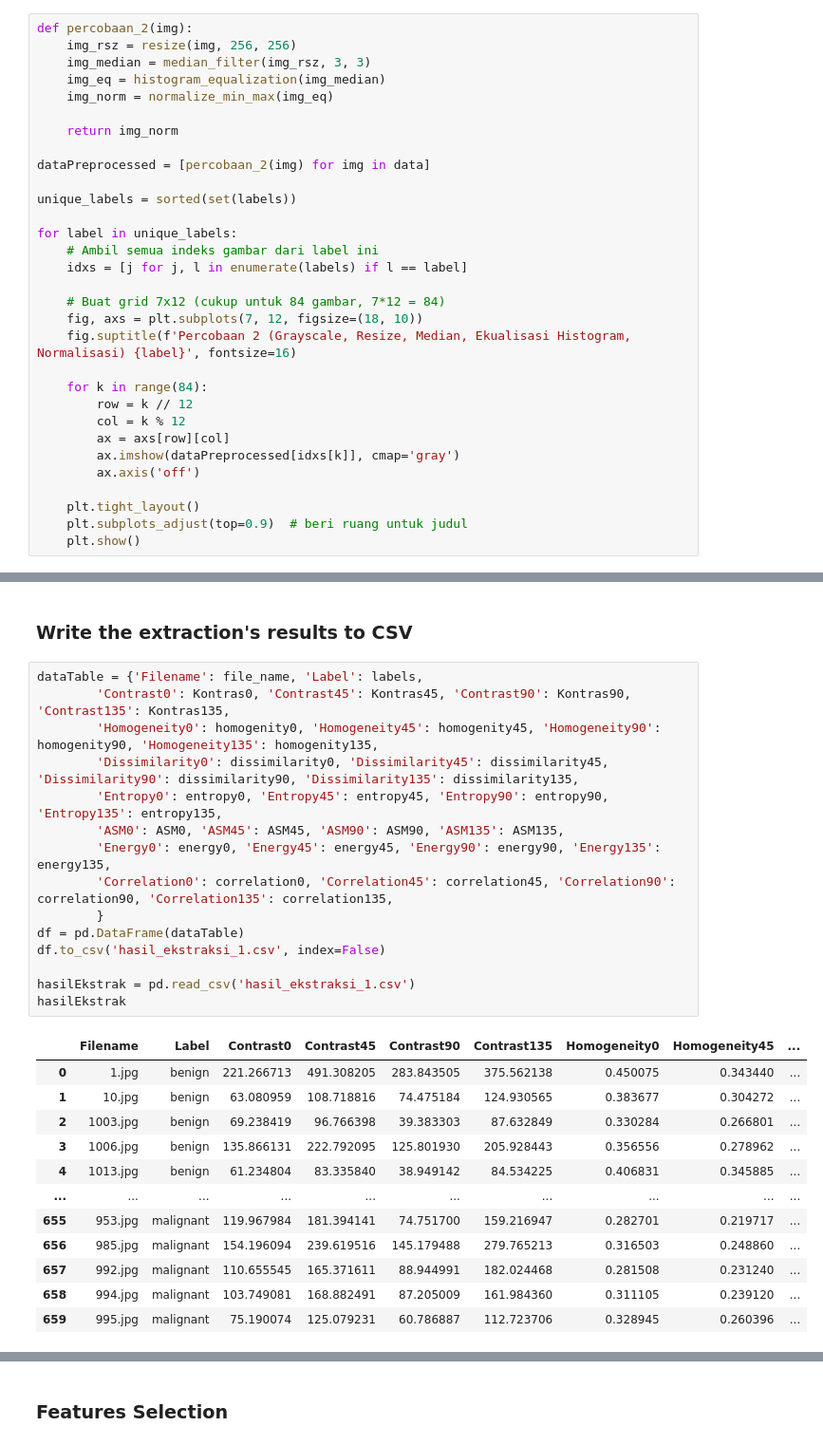
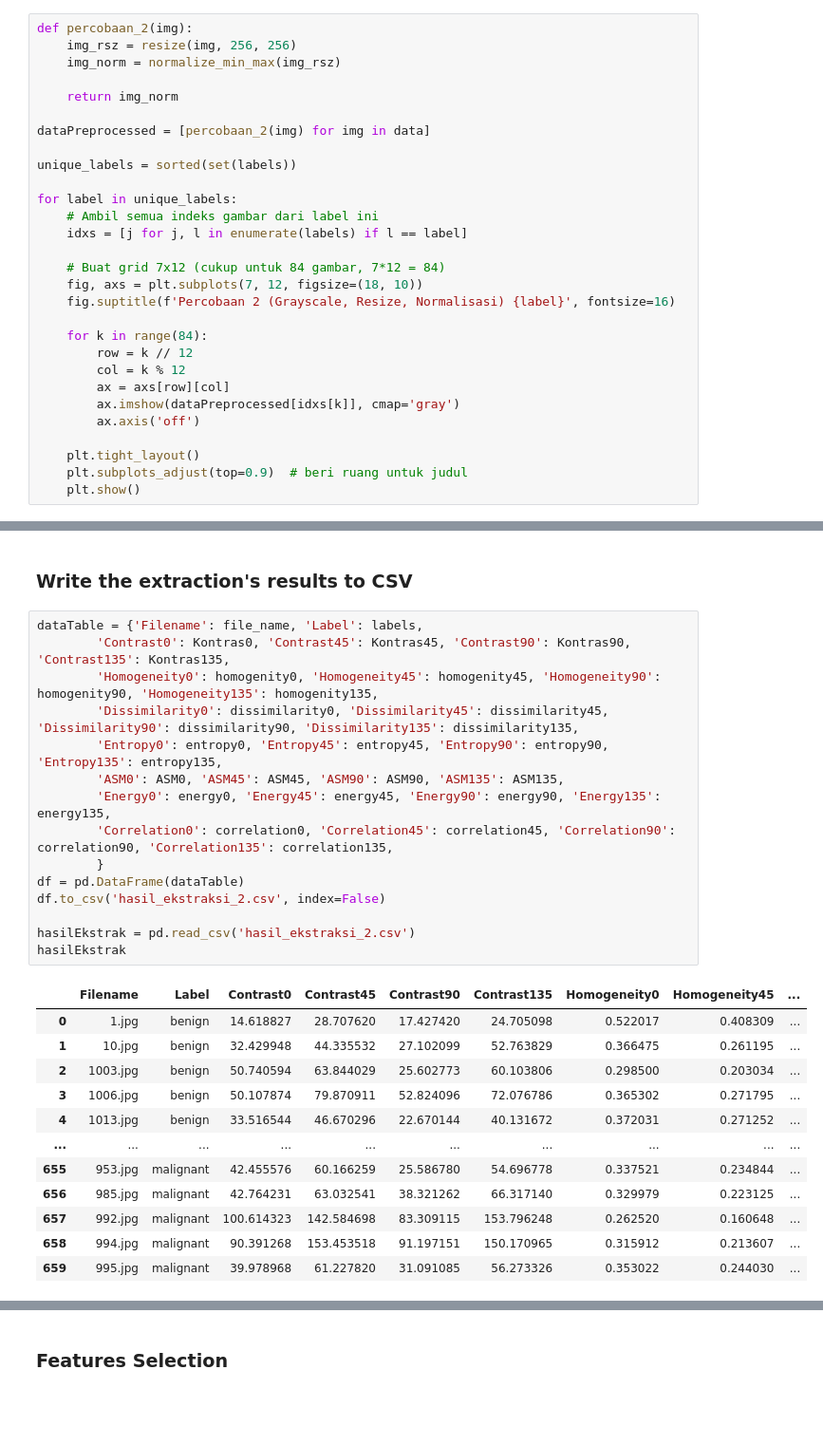
Before and after one commit to F1D02310118/Project-PCD-Klasifikasi-Kanker-Kulit-Jinak-dan-Ganas, a Jupyter notebook: Percobaan_2.ipynb, the cells around one changed output, grey strips where cells are left out. Shown at 95% size. Drawn from its saved outputs; the diff is of its cells as text; blank space fills up the shorter version.

```diff
--- a/Percobaan_2.ipynb
+++ b/Percobaan_2.ipynb
@@ -107,9 +79,7 @@ def normalize_min_max(image):
 # %%
 def percobaan_2(img):
     img_rsz = resize(img, 256, 256)
-    img_median = median_filter(img_rsz, 3, 3)
-    img_eq = histogram_equalization(img_median)
-    img_norm = normalize_min_max(img_eq)
+    img_norm = normalize_min_max(img_rsz)
 
     return img_norm
 
@@ -123,7 +93,7 @@ for label in unique_labels:
 
     # Buat grid 7x12 (cukup untuk 84 gambar, 7*12 = 84)
     fig, axs = plt.subplots(7, 12, figsize=(18, 10))
-    fig.suptitle(f'Percobaan 2 (Grayscale, Resize, Median, Ekualisasi Histogram, Normalisasi) {label}', fontsize=16)
+    fig.suptitle(f'Percobaan 2 (Grayscale, Resize, Normalisasi) {label}', fontsize=16)
 
     for k in range(84):
         row = k // 12
@@ -274,31 +244,31 @@ for i in range(len(data)):
 # %%
 dataTable = {'Filename': file_name, 'Label': labels,
         'Contrast0': Kontras0, 'Contrast45': Kontras45, 'Contrast90': Kontras90, 'Contrast135': Kontras135,
         'Homogeneity0': homogenity0, 'Homogeneity45': homogenity45, 'Homogeneity90': homogenity90, 'Homogeneity135': homogenity135,
         'Dissimilarity0': dissimilarity0, 'Dissimilarity45': dissimilarity45, 'Dissimilarity90': dissimilarity90, 'Dissimilarity135': dissimilarity135,
         'Entropy0': entropy0, 'Entropy45': entropy45, 'Entropy90': entropy90, 'Entropy135': entropy135,
         'ASM0': ASM0, 'ASM45': ASM45, 'ASM90': ASM90, 'ASM135': ASM135,
         'Energy0': energy0, 'Energy45': energy45, 'Energy90': energy90, 'Energy135': energy135,
         'Correlation0': correlation0, 'Correlation45': correlation45, 'Correlation90': correlation90, 'Correlation135': correlation135,
         }
 df = pd.DataFrame(dataTable)
-df.to_csv('hasil_ekstraksi_1.csv', index=False)
+df.to_csv('hasil_ekstraksi_2.csv', index=False)
 
-hasilEkstrak = pd.read_csv('hasil_ekstraksi_1.csv')
+hasilEkstrak = pd.read_csv('hasil_ekstraksi_2.csv')
 hasilEkstrak
 # %% [output]
 |  | Filename | Label | Contrast0 | Contrast45 | Contrast90 | Contrast135 | Homogeneity0 | Homogeneity45 | ... |
-| 0 | 1.jpg | benign | 221.266713 | 491.308205 | 283.843505 | 375.562138 | 0.450075 | 0.343440 | ... |
-| 1 | 10.jpg | benign | 63.080959 | 108.718816 | 74.475184 | 124.930565 | 0.383677 | 0.304272 | ... |
-| 2 | 1003.jpg | benign | 69.238419 | 96.766398 | 39.383303 | 87.632849 | 0.330284 | 0.266801 | ... |
-| 3 | 1006.jpg | benign | 135.866131 | 222.792095 | 125.801930 | 205.928443 | 0.356556 | 0.278962 | ... |
-| 4 | 1013.jpg | benign | 61.234804 | 83.335840 | 38.949142 | 84.534225 | 0.406831 | 0.345885 | ... |
+| 0 | 1.jpg | benign | 14.618827 | 28.707620 | 17.427420 | 24.705098 | 0.522017 | 0.408309 | ... |
+| 1 | 10.jpg | benign | 32.429948 | 44.335532 | 27.102099 | 52.763829 | 0.366475 | 0.261195 | ... |
+| 2 | 1003.jpg | benign | 50.740594 | 63.844029 | 25.602773 | 60.103806 | 0.298500 | 0.203034 | ... |
+| 3 | 1006.jpg | benign | 50.107874 | 79.870911 | 52.824096 | 72.076786 | 0.365302 | 0.271795 | ... |
+| 4 | 1013.jpg | benign | 33.516544 | 46.670296 | 22.670144 | 40.131672 | 0.372031 | 0.271252 | ... |
 | ... | ... | ... | ... | ... | ... | ... | ... | ... | ... |
-| 655 | 953.jpg | malignant | 119.967984 | 181.394141 | 74.751700 | 159.216947 | 0.282701 | 0.219717 | ... |
-| 656 | 985.jpg | malignant | 154.196094 | 239.619516 | 145.179488 | 279.765213 | 0.316503 | 0.248860 | ... |
-| 657 | 992.jpg | malignant | 110.655545 | 165.371611 | 88.944991 | 182.024468 | 0.281508 | 0.231240 | ... |
-| 658 | 994.jpg | malignant | 103.749081 | 168.882491 | 87.205009 | 161.984360 | 0.311105 | 0.239120 | ... |
-| 659 | 995.jpg | malignant | 75.190074 | 125.079231 | 60.786887 | 112.723706 | 0.328945 | 0.260396 | ... |
+| 655 | 953.jpg | malignant | 42.455576 | 60.166259 | 25.586780 | 54.696778 | 0.337521 | 0.234844 | ... |
+| 656 | 985.jpg | malignant | 42.764231 | 63.032541 | 38.321262 | 66.317140 | 0.329979 | 0.223125 | ... |
+| 657 | 992.jpg | malignant | 100.614323 | 142.584698 | 83.309115 | 153.796248 | 0.262520 | 0.160648 | ... |
+| 658 | 994.jpg | malignant | 90.391268 | 153.453518 | 91.197151 | 150.170965 | 0.315912 | 0.213607 | ... |
+| 659 | 995.jpg | malignant | 39.978968 | 61.227820 | 31.091085 | 56.273326 | 0.353022 | 0.244030 | ... |
 660 rows × 30 columns
 # %% [markdown]
 ### Features Selection
```
Also changed, not shown: parts of 8 cells of this notebook, 5 other files.
